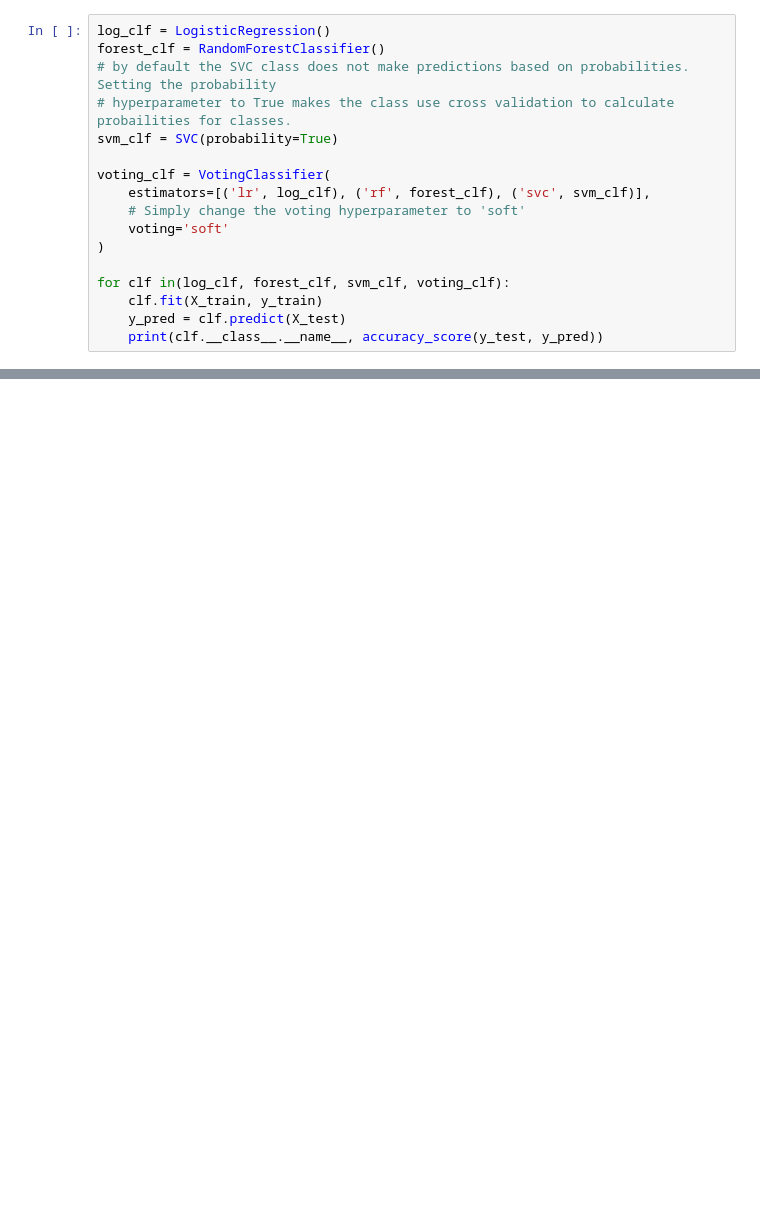
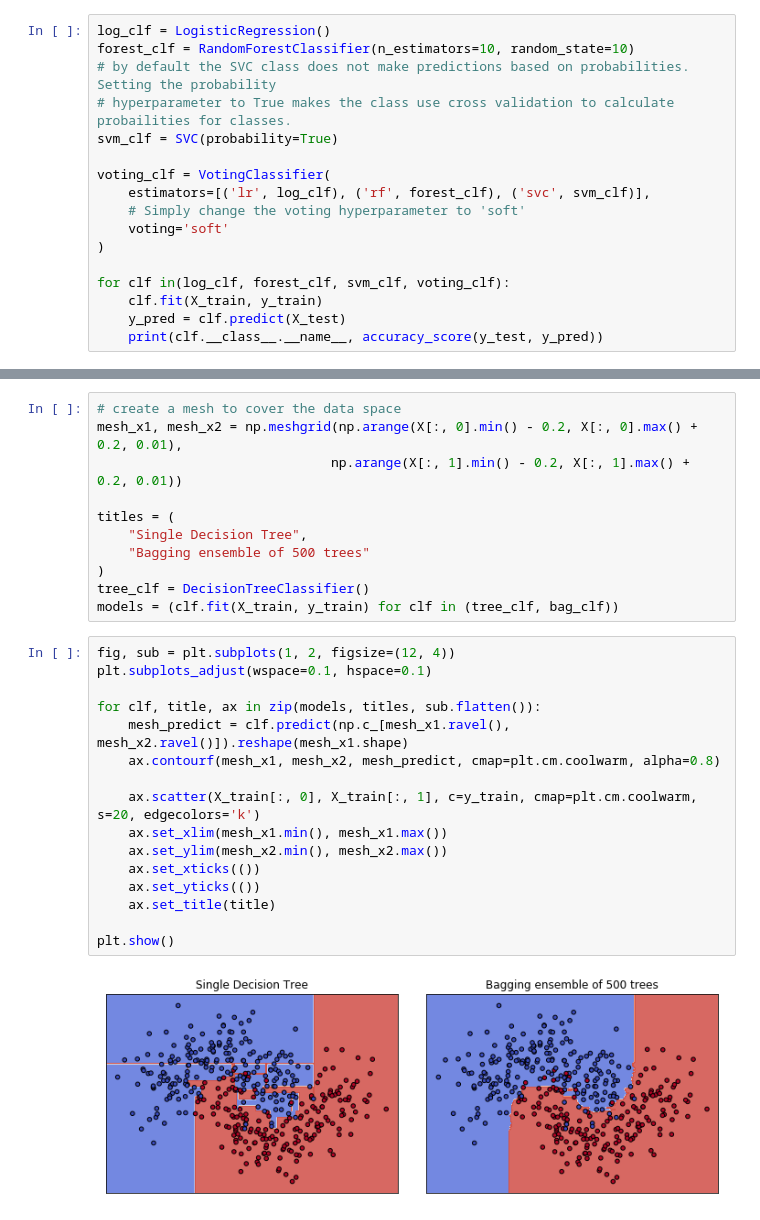
Before and after one commit to stuart-watt/Hands-On-Machine-Learning-Exercises, a Jupyter notebook: Chapter 7 Ensemble Learning and Random Forests.ipynb, the cells around one changed output, grey strips where cells are left out. Drawn from its saved outputs; the diff is of its cells as text; blank space fills up the shorter version.

```diff
--- a/Chapter 7 Ensemble Learning and Random Forests.ipynb
+++ b/Chapter 7 Ensemble Learning and Random Forests.ipynb
@@ -61,7 +61,7 @@ So the classifier which takes the vote between all three classifiers performs be
 *Soft voting* is when the ensemble model predicts the class which has the highest probability averaged over all the individual models. In this case, the models need to have a predict_proba() method. This type of voting gives higher weight to more confident models and so often gives better accuracy than hard voting. Lets do this:
 # %%
 log_clf = LogisticRegression()
-forest_clf = RandomForestClassifier()
+forest_clf = RandomForestClassifier(n_estimators=10, random_state=10)
 # by default the SVC class does not make predictions based on probabilities. Setting the probability
 # hyperparameter to True makes the class use cross validation to calculate probailities for classes.
 svm_clf = SVC(probability=True)
@@ -97,0 +123,29 @@ Bagging and pasting scale well with the size of the problem since the individual
+# %%
+# create a mesh to cover the data space
+mesh_x1, mesh_x2 = np.meshgrid(np.arange(X[:, 0].min() - 0.2, X[:, 0].max() + 0.2, 0.01),
+                              np.arange(X[:, 1].min() - 0.2, X[:, 1].max() + 0.2, 0.01))
+
+titles = (
+    "Single Decision Tree",
+    "Bagging ensemble of 500 trees"
+)
+tree_clf = DecisionTreeClassifier()
+models = (clf.fit(X_train, y_train) for clf in (tree_clf, bag_clf))
+# %%
+fig, sub = plt.subplots(1, 2, figsize=(12, 4))
+plt.subplots_adjust(wspace=0.1, hspace=0.1)
+
+for clf, title, ax in zip(models, titles, sub.flatten()):
+    mesh_predict = clf.predict(np.c_[mesh_x1.ravel(), mesh_x2.ravel()]).reshape(mesh_x1.shape)
+    ax.contourf(mesh_x1, mesh_x2, mesh_predict, cmap=plt.cm.coolwarm, alpha=0.8)
+
+    ax.scatter(X_train[:, 0], X_train[:, 1], c=y_train, cmap=plt.cm.coolwarm, s=20, edgecolors='k')
+    ax.set_xlim(mesh_x1.min(), mesh_x1.max())
+    ax.set_ylim(mesh_x2.min(), mesh_x2.max())
+    ax.set_xticks(())
+    ax.set_yticks(())
+    ax.set_title(title)
+
+plt.show()
+# %% [output]
+[figure, added]
```
Also changed, not shown: parts of 34 cells of this notebook.
